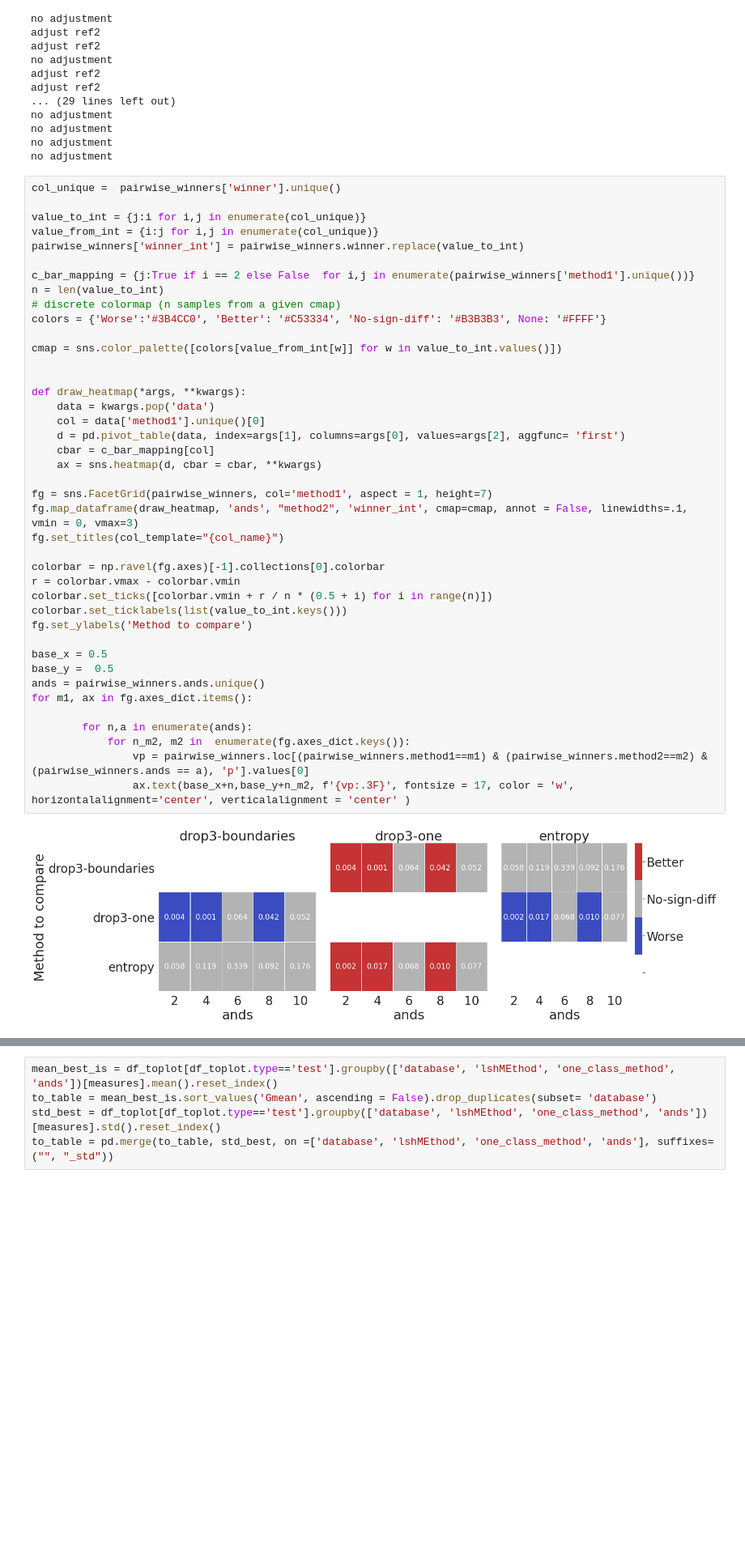
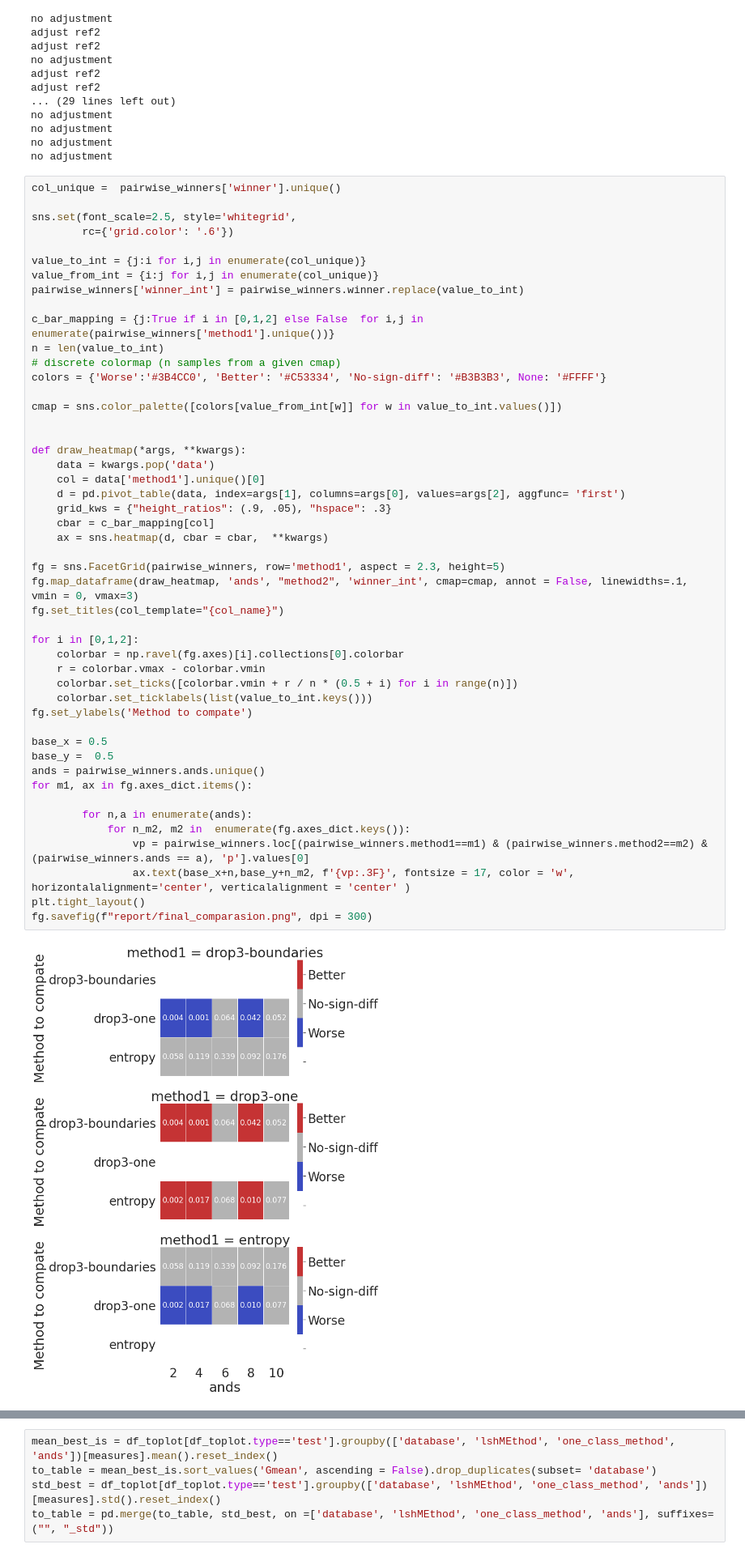
Before and after one commit to germaneduardo/results-analysis, a Jupyter notebook: results.ipynb, the cells around one changed output, grey strips where cells are left out. Shown at 81% size. Drawn from its saved outputs; the diff is of its cells as text; blank space fills up the shorter version.

Commit message:
final plots

```diff
--- a/results.ipynb
+++ b/results.ipynb
@@ -813,44 +798,51 @@ no adjustment
 no adjustment
 # %%
 col_unique =  pairwise_winners['winner'].unique()
+
+sns.set(font_scale=2.5, style='whitegrid',
+        rc={'grid.color': '.6'})
 
 value_to_int = {j:i for i,j in enumerate(col_unique)}
 value_from_int = {i:j for i,j in enumerate(col_unique)}
 pairwise_winners['winner_int'] = pairwise_winners.winner.replace(value_to_int)
 
-c_bar_mapping = {j:True if i == 2 else False  for i,j in enumerate(pairwise_winners['method1'].unique())}
+c_bar_mapping = {j:True if i in [0,1,2] else False  for i,j in enumerate(pairwise_winners['method1'].unique())}
 n = len(value_to_int)
 # discrete colormap (n samples from a given cmap)
 colors = {'Worse':'#3B4CC0', 'Better': '#C53334', 'No-sign-diff': '#B3B3B3', None: '#FFFF'}
 
 cmap = sns.color_palette([colors[value_from_int[w]] for w in value_to_int.values()])
 
 
 def draw_heatmap(*args, **kwargs):
     data = kwargs.pop('data')
     col = data['method1'].unique()[0]
     d = pd.pivot_table(data, index=args[1], columns=args[0], values=args[2], aggfunc= 'first')
+    grid_kws = {"height_ratios": (.9, .05), "hspace": .3}
     cbar = c_bar_mapping[col]
-    ax = sns.heatmap(d, cbar = cbar, **kwargs)
+    ax = sns.heatmap(d, cbar = cbar,  **kwargs)
 
-fg = sns.FacetGrid(pairwise_winners, col='method1', aspect = 1, height=7)
+fg = sns.FacetGrid(pairwise_winners, row='method1', aspect = 2.3, height=5)
 fg.map_dataframe(draw_heatmap, 'ands', "method2", 'winner_int', cmap=cmap, annot = False, linewidths=.1, vmin = 0, vmax=3)
 fg.set_titles(col_template="{col_name}")
 
-colorbar = np.ravel(fg.axes)[-1].collections[0].colorbar
-r = colorbar.vmax - colorbar.vmin
-colorbar.set_ticks([colorbar.vmin + r / n * (0.5 + i) for i in range(n)])
-colorbar.set_ticklabels(list(value_to_int.keys()))
-fg.set_ylabels('Method to compare')
+for i in [0,1,2]:
+    colorbar = np.ravel(fg.axes)[i].collections[0].colorbar
+    r = colorbar.vmax - colorbar.vmin
+    colorbar.set_ticks([colorbar.vmin + r / n * (0.5 + i) for i in range(n)])
+    colorbar.set_ticklabels(list(value_to_int.keys()))
+fg.set_ylabels('Method to compate')
 
 base_x = 0.5
 base_y =  0.5
 ands = pairwise_winners.ands.unique()
 for m1, ax in fg.axes_dict.items():
 
         for n,a in enumerate(ands):
             for n_m2, m2 in  enumerate(fg.axes_dict.keys()):
                 vp = pairwise_winners.loc[(pairwise_winners.method1==m1) & (pairwise_winners.method2==m2) & (pairwise_winners.ands == a), 'p'].values[0]
                 ax.text(base_x+n,base_y+n_m2, f'{vp:.3F}', fontsize = 17, color = 'w', horizontalalignment='center', verticalalignment = 'center' )
+plt.tight_layout()
+fg.savefig(f"report/final_comparasion.png", dpi = 300)
 # %% [output]
-[figure, old version]
+[figure, new version]
```
Also changed, not shown: parts of 11 cells of this notebook, 18 other files.
